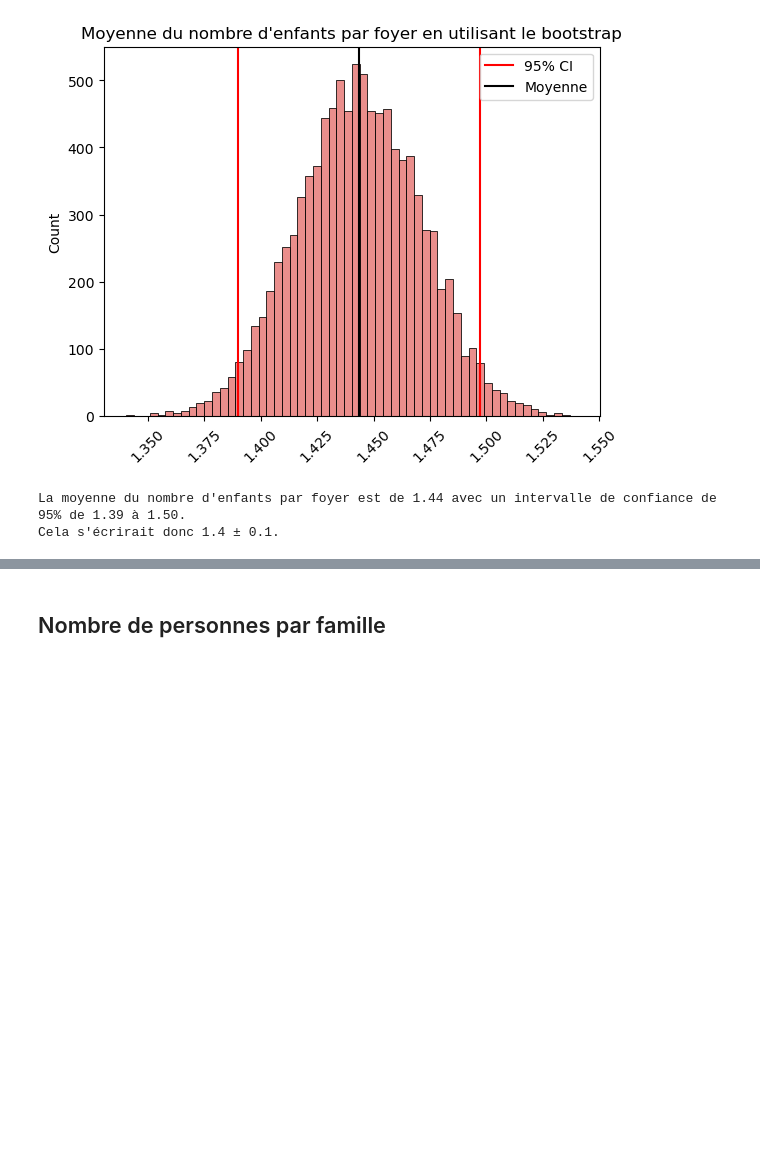
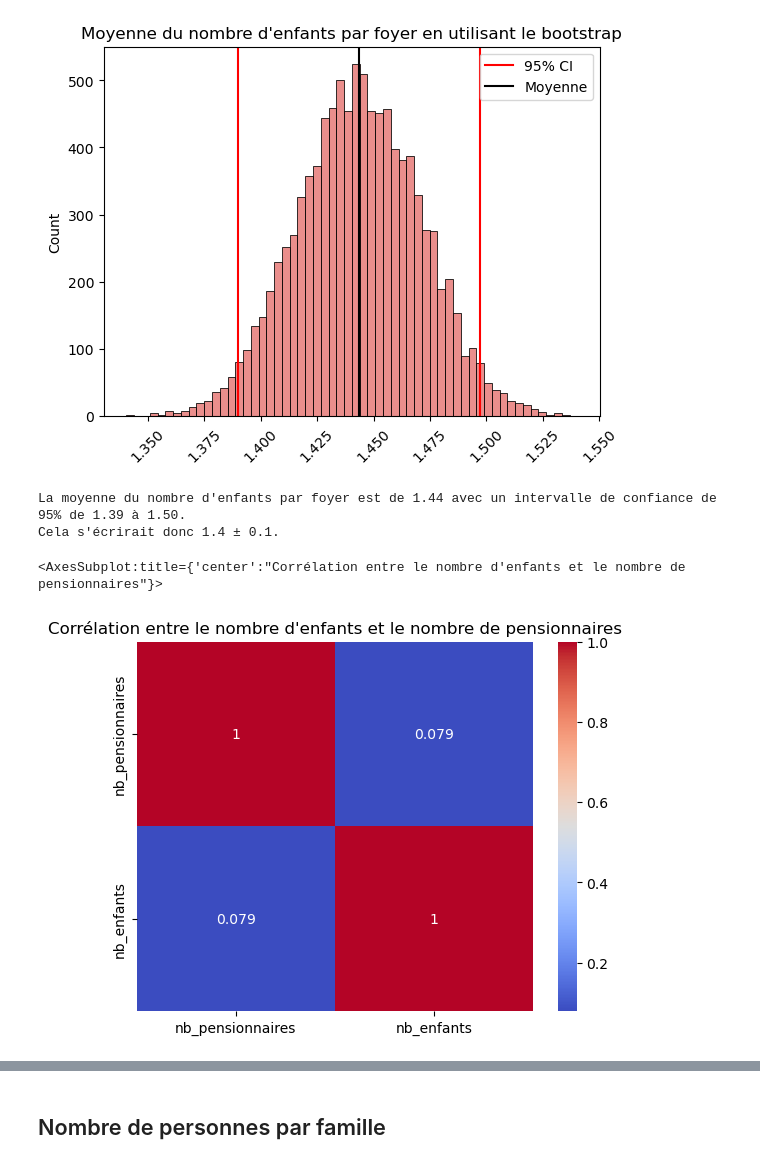
Before and after one commit to ozan-guven/HUM-450-Project, a Jupyter notebook: rec_1832.ipynb, the cells around one changed output, grey strips where cells are left out. Drawn from its saved outputs; the diff is of its cells as text; code cells hidden in the pictures; blank space fills up the shorter version.

```diff
--- a/rec_1832.ipynb
+++ b/rec_1832.ipynb
@@ -466,3 +533,13 @@ print(f"Cela s'écrirait donc {np.mean(means):.1f} ± {np.mean(means) - ci[0]:.1
 # %% [output]
 La moyenne du nombre d'enfants par foyer est de 1.44 avec un intervalle de confiance de 95% de 1.39 à 1.50.
 Cela s'écrirait donc 1.4 ± 0.1.
+# %%
+# Find the correlation between the number of people and the number of children
+# plot it with a heatmap with values in the cells
+corr = df[["nb_pensionnaires", "nb_enfants"]].corr()
+plt.title("Corrélation entre le nombre d'enfants et le nombre de pensionnaires")
+sns.heatmap(corr, annot=True, cmap="coolwarm")
+plt.show()
+# %% [output]
+<AxesSubplot:title={'center':"Corrélation entre le nombre d'enfants et le nombre de pensionnaires"}>
+[figure, added]
```
Also changed, not shown: parts of 21 cells of this notebook.
